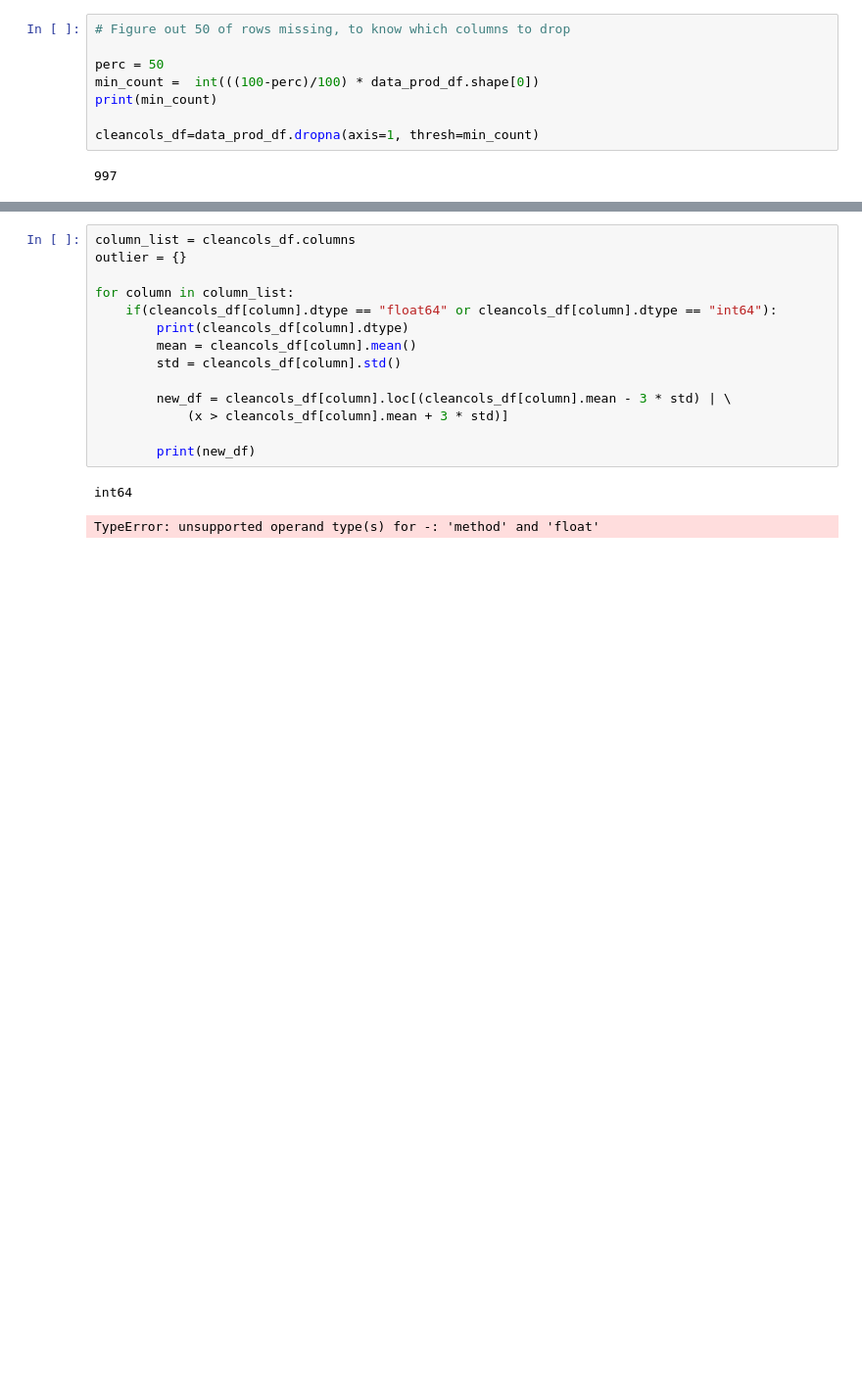
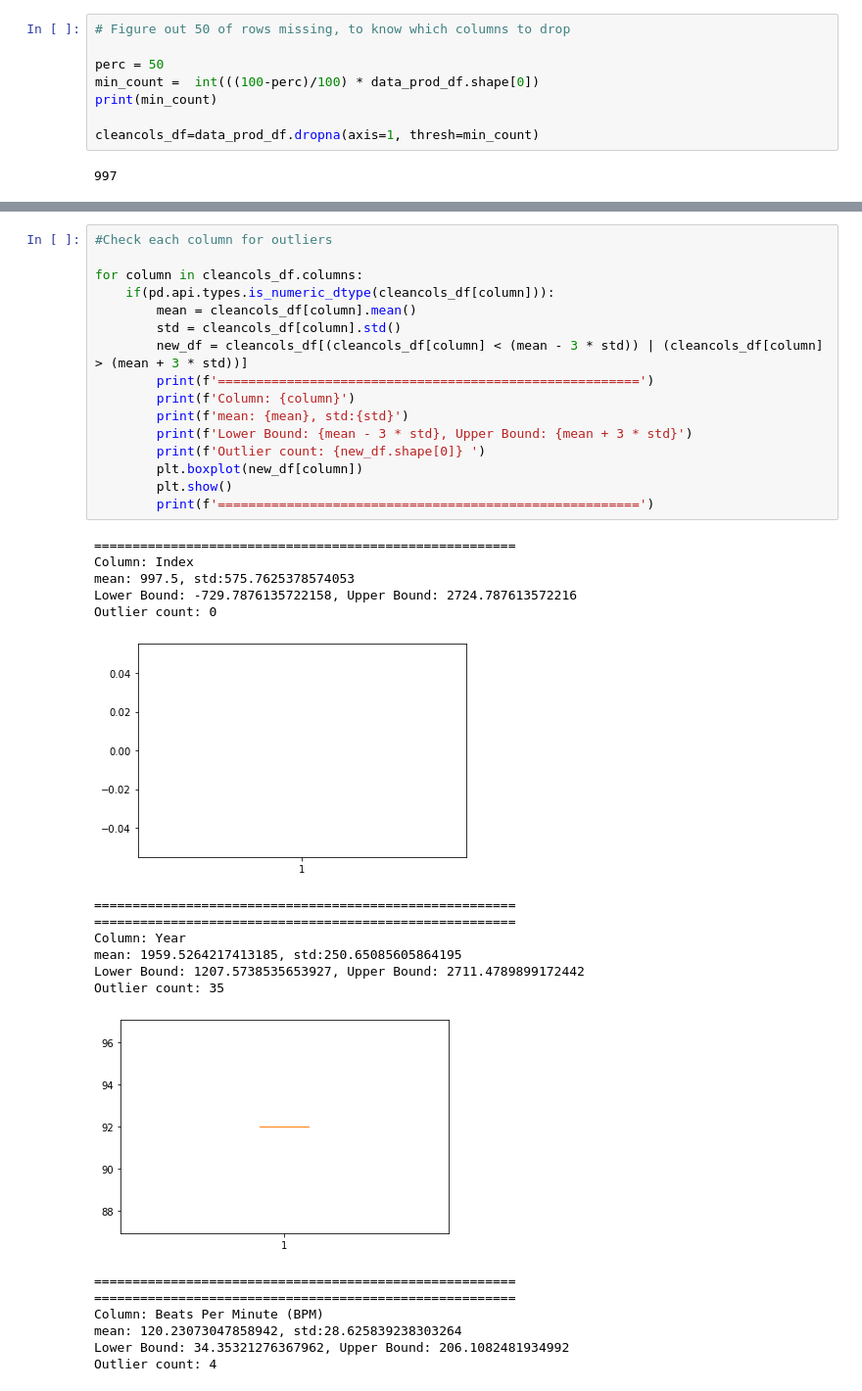
Before and after one commit to tomseeber/data_cleaning_stage3, a Jupyter notebook: datacleaning.ipynb, the cells around one changed output, grey strips where cells are left out. Shown: that part at 98% size. Saved outputs shown, nothing was run; the diff lists cells and outputs as text; blank space fills up the shorter version.

```diff
--- a/datacleaning.ipynb
+++ b/datacleaning.ipynb
@@ -345,17 +401,36 @@ cleancols_df.describe()
 # %%
-column_list = cleancols_df.columns
-outlier = {}
+#Check each column for outliers
 
-for column in column_list:
-    if(cleancols_df[column].dtype == "float64" or cleancols_df[column].dtype == "int64"):
-        print(cleancols_df[column].dtype)
+for column in cleancols_df.columns:
+    if(pd.api.types.is_numeric_dtype(cleancols_df[column])):
         mean = cleancols_df[column].mean()
         std = cleancols_df[column].std()
-
-        new_df = cleancols_df[column].loc[(cleancols_df[column].mean - 3 * std) | \
-            (x > cleancols_df[column].mean + 3 * std)]
-
-        print(new_df)
+        new_df = cleancols_df[(cleancols_df[column] < (mean - 3 * std)) | (cleancols_df[column] > (mean + 3 * std))]
+        print(f'=======================================================')
+        print(f'Column: {column}')
+        print(f'mean: {mean}, std:{std}')
+        print(f'Lower Bound: {mean - 3 * std}, Upper Bound: {mean + 3 * std}')
+        print(f'Outlier count: {new_df.shape[0]} ')
+        plt.boxplot(new_df[column])
+        plt.show()
+        print(f'=======================================================')
 # %% [output]
-int64
+=======================================================
+Column: Index
+mean: 997.5, std:575.7625378574053
+Lower Bound: -729.7876135722158, Upper Bound: 2724.787613572216
+Outlier count: 0
+[figure, added]
-TypeError: unsupported operand type(s) for -: 'method' and 'float'
+=======================================================
+=======================================================
+Column: Year
+mean: 1959.5264217413185, std:250.65085605864195
+Lower Bound: 1207.5738535653927, Upper Bound: 2711.4789899172442
+Outlier count: 35
+[figure, added]
+=======================================================
+=======================================================
+Column: Beats Per Minute (BPM)
+mean: 120.23073047858942, std:28.625839238303264
+Lower Bound: 34.35321276367962, Upper Bound: 206.1082481934992
+Outlier count: 4
```
Also changed, not shown: parts of 34 cells of this notebook.
